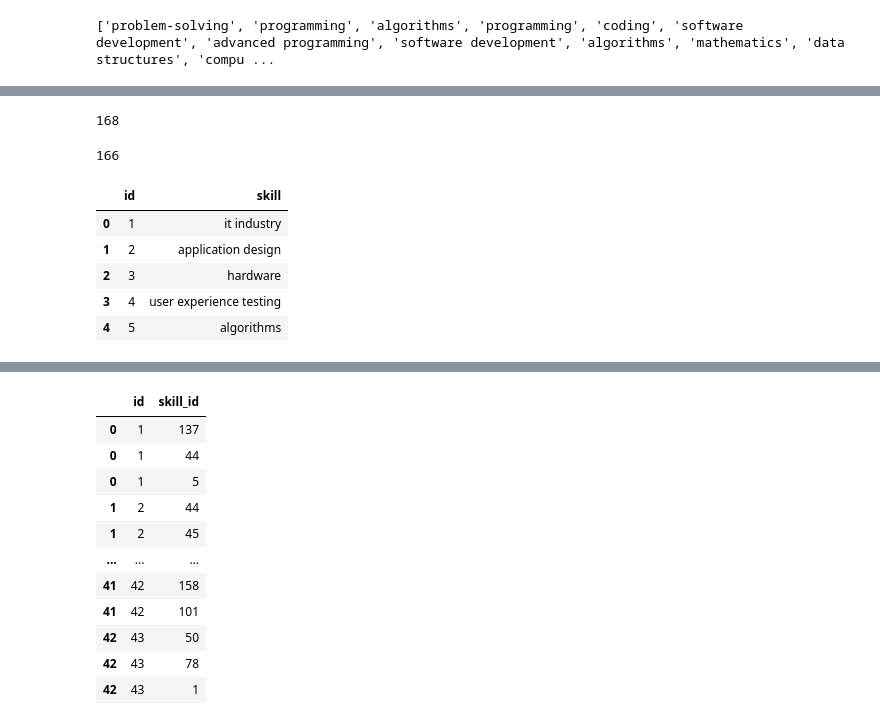
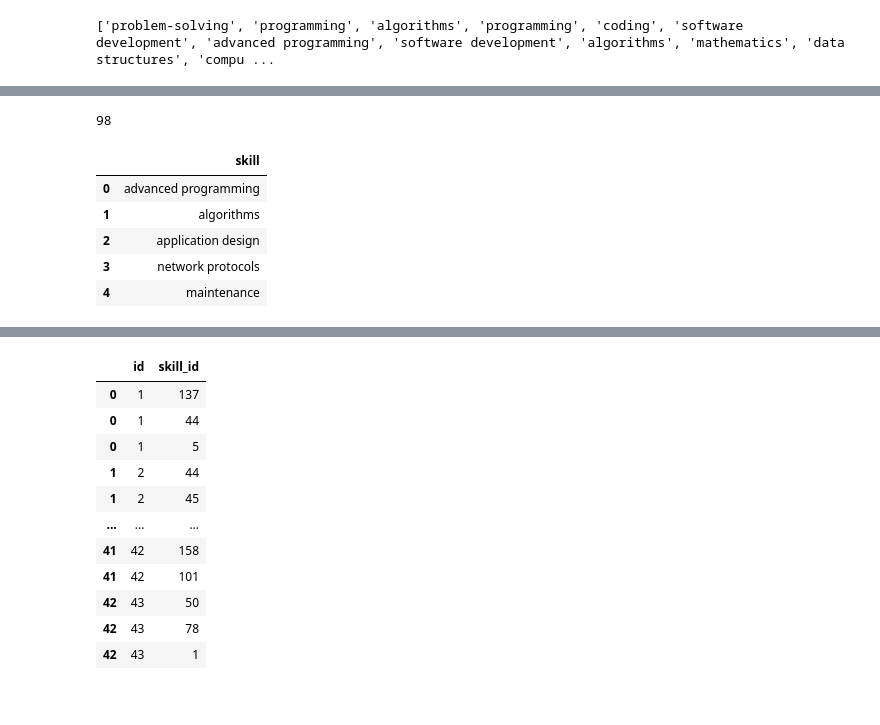
Before and after one commit to ron-ligsay/course-u, a Jupyter notebook: course_u/src/notebooks/course_subjects.ipynb, the cells around one changed output, grey strips where cells are left out. Drawn from its saved outputs; the diff is of its cells as text; code cells hidden in the pictures.

```diff
--- a/course_u/src/notebooks/course_subjects.ipynb
+++ b/course_u/src/notebooks/course_subjects.ipynb
@@ -33,3 +33,7 @@ acad_subject.head()
 | 2 | 3 | Computer Programming 2 | Computer Programming 2 builds upo... | [advanced programming, software d... |
 | 3 | 4 | Discrete Structures 1 | Discrete Structures 1 explores ma... | [mathematics, data structures, co... |
 | 4 | 5 | Modeling and Simulation | Modeling and Simulation is a cour... | [modeling, simulation, analysis] |
+# %%
+# on the column skill_list make it to lower case
+acad_subject['skill_list'] = acad_subject['skill_list'].apply(lambda x: [y.lower() for y in x])
+acad_subject.head()
@@ -77,35 +76,26 @@ array(['Software Integration', 'Database Management',
 # array to list
 all__existing_skills = all__existing_skills.tolist()
 # %%
-# append unique skills to the list of existing skills
-all__existing_skills.extend(unique_skills)
+# # append unique skills to the list of existing skills
+# all__existing_skills.extend(unique_skills)
 
-# count the number of unique skills
-print(len(all__existing_skills))
+# # count the number of unique skills
+# print(len(all__existing_skills))
-# %% [output]
-168
-# %%
-# lower case all skills
-all__existing_skills = [skill.lower() for skill in all__existing_skills]
-
-# remove duplicates
-all__existing_skills = list(set(all__existing_skills))
-# %%
-print(len(all__existing_skills))
-# %% [output]
-166
-# %%
-# now it a dataframe
-website_skill = pd.DataFrame(all__existing_skills, columns=['skill'])
-# add a column 'skill_id' with values from 1 to the number of rows
-website_skill['id'] = website_skill.index + 1
-# reoder the columns
-website_skill = website_skill[['id', 'skill']]
-website_skill.head()
-# %% [output]
-|  | id | skill |
-| 0 | 1 | it industry |
-| 1 | 2 | application design |
-| 2 | 3 | hardware |
-| 3 | 4 | user experience testing |
-| 4 | 5 | algorithms |
+# %%
+# remove skills from unique_skills if its on all__existing_skills
+unique_skills = [skill for skill in unique_skills if skill not in all__existing_skills]
+
+print(len(unique_skills))
+# %% [output]
+98
+# %%
+# make the unique_skills into a dataframe
+unique_skills = pd.DataFrame(unique_skills, columns=['skill'])
+unique_skills.head()
+# %% [output]
+|  | skill |
+| 0 | advanced programming |
+| 1 | algorithms |
+| 2 | application design |
+| 3 | network protocols |
+| 4 | maintenance |
```
Also changed, not shown: parts of 14 cells of this notebook, 1 other file.
